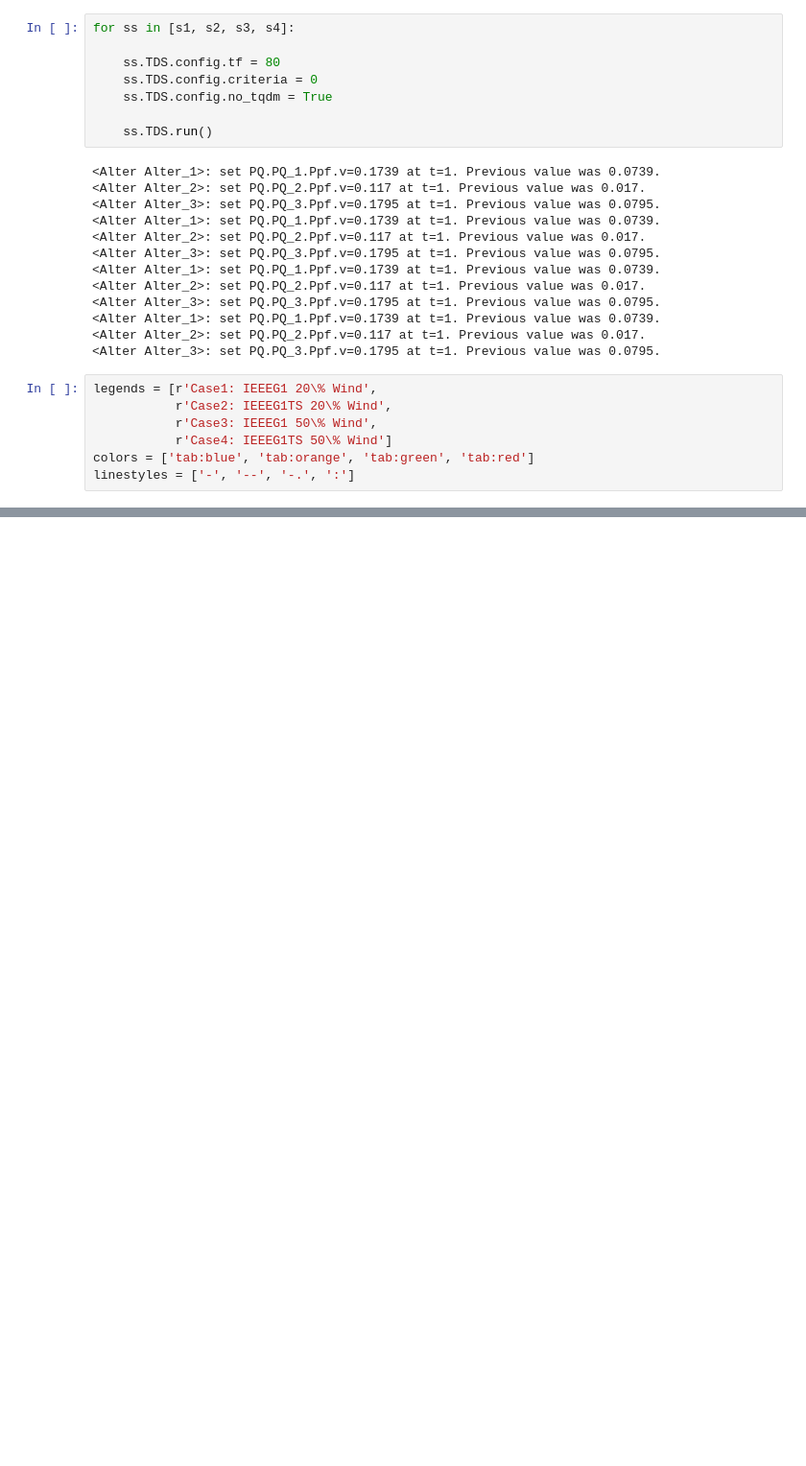
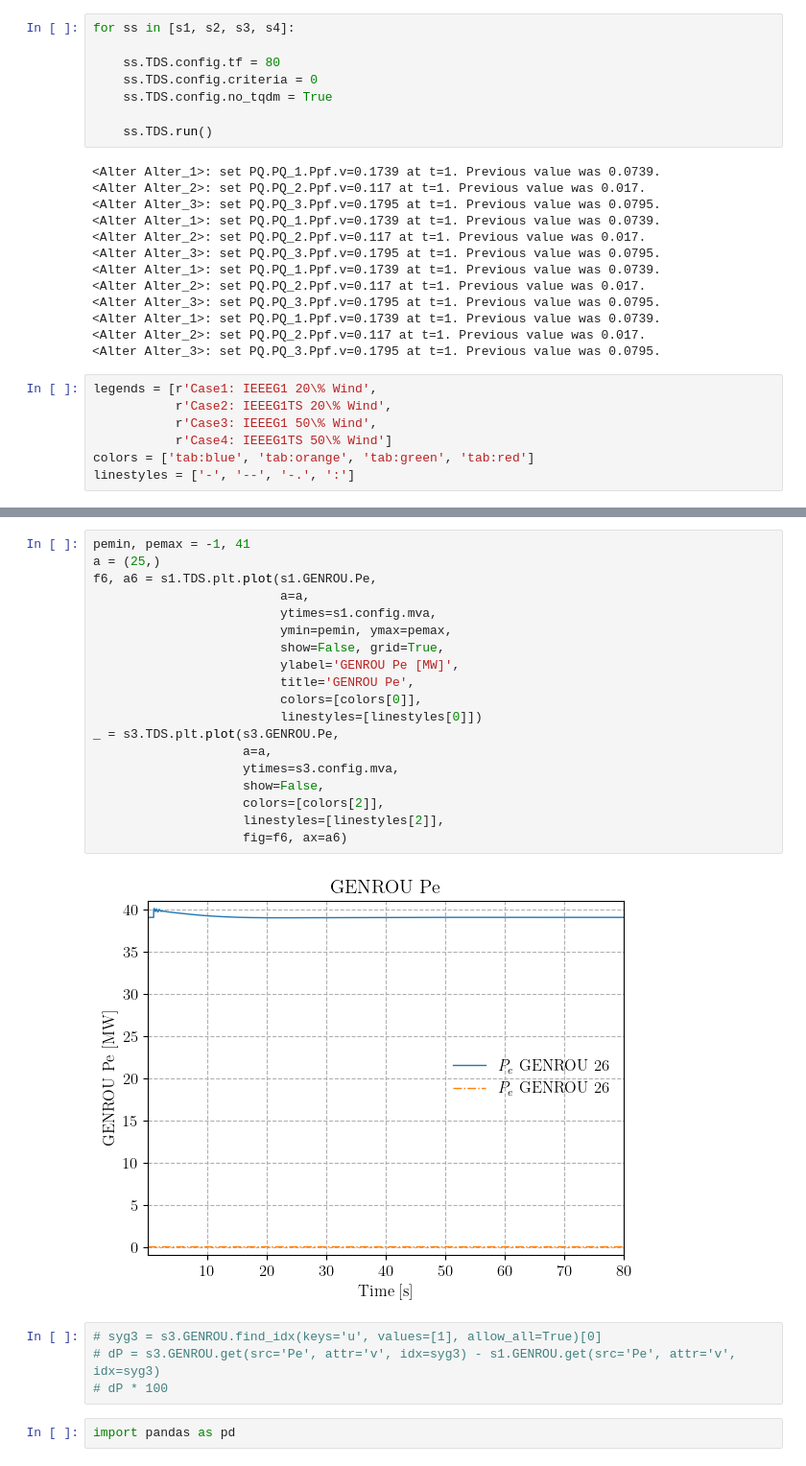
Before and after one commit to jinningwang/thermal_inertia, a Jupyter notebook: CaseStudy.ipynb, the cells around one changed output, grey strips where cells are left out. Shown: that part at 96% size. Saved outputs shown, nothing was run; the diff lists cells and outputs as text; blank space fills up the shorter version.

```diff
--- a/CaseStudy.ipynb
+++ b/CaseStudy.ipynb
@@ -359,3 +404,30 @@ _ = s4.TDS.plt.plot(s4.IEEEG1TS.GV,
                     fig=fig1, ax=ax1[1])
 # %% [output]
 [figure]
+# %%
+pemin, pemax = -1, 41
+a = (25,)
+f6, a6 = s1.TDS.plt.plot(s1.GENROU.Pe,
+                         a=a,
+                         ytimes=s1.config.mva,
+                         ymin=pemin, ymax=pemax,
+                         show=False, grid=True,
+                         ylabel='GENROU Pe [MW]',
+                         title='GENROU Pe',
+                         colors=[colors[0]],
+                         linestyles=[linestyles[0]])
+_ = s3.TDS.plt.plot(s3.GENROU.Pe,
+                    a=a,
+                    ytimes=s3.config.mva,
+                    show=False,
+                    colors=[colors[2]],
+                    linestyles=[linestyles[2]],
+                    fig=f6, ax=a6)
+# %% [output]
+[figure, added]
+# %%
+# syg3 = s3.GENROU.find_idx(keys='u', values=[1], allow_all=True)[0]
+# dP = s3.GENROU.get(src='Pe', attr='v', idx=syg3) - s1.GENROU.get(src='Pe', attr='v', idx=syg3)
+# dP * 100
+# %%
+import pandas as pd
```
Also changed, not shown: parts of 14 cells of this notebook, 1 other file.
